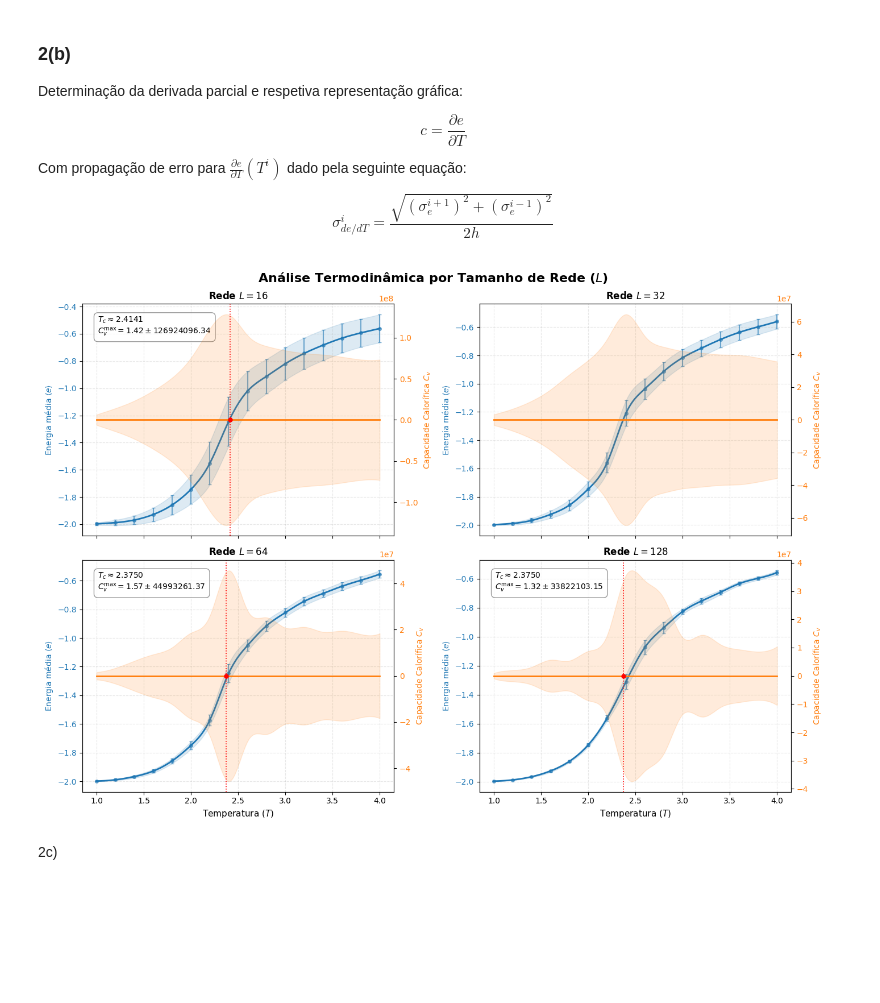
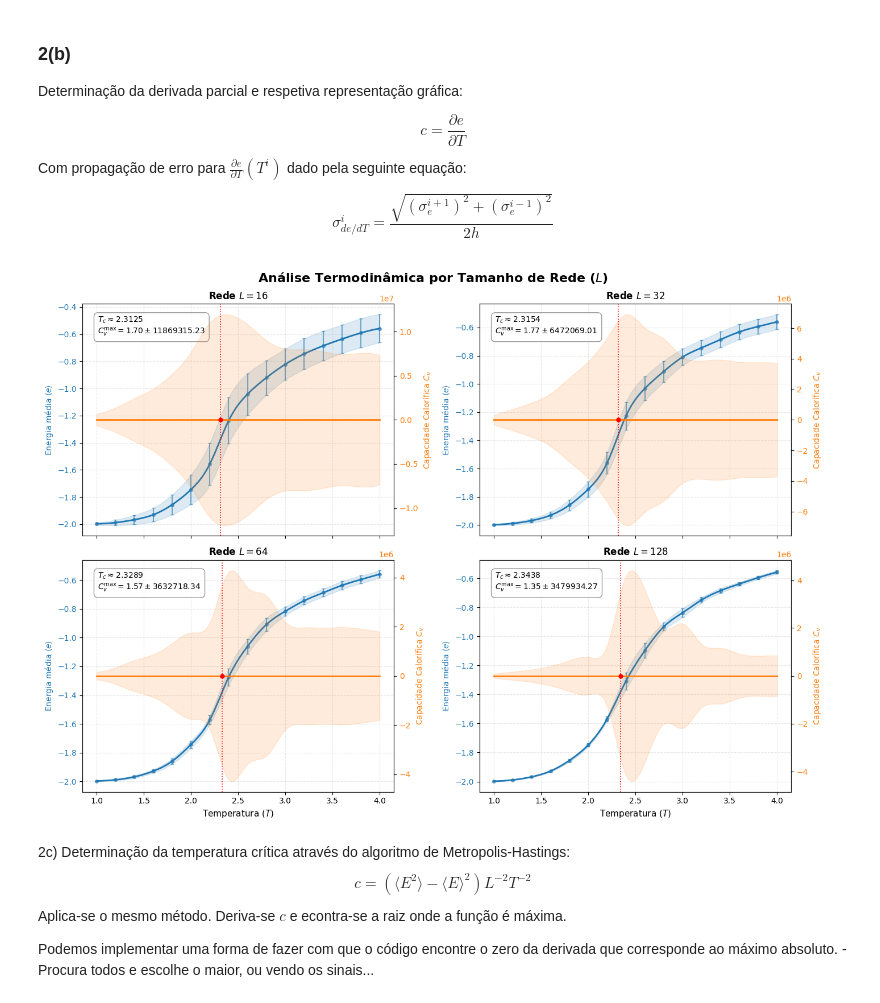
Before and after one commit to RoSerMar/Ising_Model, a Jupyter notebook: Ising_model_1and2_debugged_mais_2c.ipynb, the cells around one changed output. Drawn from its saved outputs; the diff is of its cells as text; code cells hidden in the pictures; blank space fills up the shorter version.

```diff
--- a/Ising_model_1and2_debugged_mais_2c.ipynb
+++ b/Ising_model_1and2_debugged_mais_2c.ipynb
@@ -518,8 +518,10 @@ E_std_func = RegularGridInterpolator(
     (L_values_2a, T_values_2a), e_std,
     method="cubic", bounds_error=False, fill_value=None
 )
+# Criação de duas funções interpoladas dos pontos obtidos das energias em função do tamanho do lattice e
+# da temperatura crítica estudada
 
-h_deriv = 1e-9   # passo para derivação numérica
+h_deriv = 1e-8   # passo para derivação numérica
 
 def energy_temp(temp, L=128):
     temp = np.atleast_1d(temp)
@@ -532,13 +534,13 @@ def energy_std_temp(temp, L=128):
     return E_std_func(pontos)
 
 def heat_cap_std(temp, L=128):
-    return np.sqrt(energy_std_temp(temp + h_deriv, L)**2
-                 + energy_std_temp(temp - h_deriv, L)**2) / (2 * h_deriv)
+    return np.sqrt(energy_std_temp(temp + h_deriv, L)**2 + energy_std_temp(temp - h_deriv, L)**2) / (2 * h_deriv)
 
 def derivada(f):
     def der(x):
         return (f(x + h_deriv) - f(x - h_deriv)) / (2 * h_deriv)
     return der
+
 
 def biss(a, b, f):
     epsilon = h_deriv
@@ -609,34 +611,38 @@ for config in config_L:
                        color='C0', alpha=0.15)
     ax_en.set_ylabel(r"Energia média $\langle e \rangle$", color='C0')
     ax_en.tick_params(axis='y', labelcolor='C0')
     ax_en.grid(True, ls="--", alpha=0.3)
 
     ax_cv.plot(X_smooth, y_cv, color='C1', lw=2, label=r"$C_v$ (Derivada)")
     ax_cv.fill_between(X_smooth, y_cv - err_cv, y_cv + err_cv,
                        color='C1', alpha=0.15)
     ax_cv.set_ylabel(r"Capacidade Calorífica $C_v$", color='C1')
     ax_cv.tick_params(axis='y', labelcolor='C1')
 
     if c_atual is not None:
         ax_cv.axvline(c_atual, color="red", ls=":", lw=1.2)
         ax_cv.plot(c_atual, cv_no_pico, 'ro', ms=5)
         texto = (
             fr"$T_c \approx {c_atual:.4f}$" "\n"
             fr"$C_v^{{\max}} = {cv_no_pico:.2f} \pm {erro_cv_pico:.2f}$"
         )
         ax_en.text(0.05, 0.95, texto, transform=ax_en.transAxes,
                    fontsize=10, verticalalignment='top',
                    bbox=dict(boxstyle='round,pad=0.5', facecolor='white',
                              alpha=0.8, edgecolor='gray'))
 
     ax_en.set_title(f"Rede $L = {L_atual}$", fontsize=12, fontweight='bold')
     if row == 1:
         ax_en.set_xlabel("Temperatura ($T$)", fontsize=11)
 
 plt.tight_layout()
 plt.show()
 # %% [output]
-[figure, old version]
+[figure, new version]
-# %% [markdown]
-2c)
+# %% [markdown]
+2c) Determinação da temperatura crítica através do algoritmo de Metropolis-Hastings:
+$$c=(\langle E^2 \rangle-\langle E \rangle^2)L^{-2}T^{-2}$$
+Aplica-se o mesmo método. Deriva-se $c$ e econtra-se a raiz onde a função é máxima.
+
+Podemos implementar uma forma de fazer com que o código encontre o zero da derivada que corresponde ao máximo absoluto. - Procura todos e escolhe o maior, ou vendo os sinais...
 # %%
```
Also changed, not shown: parts of 4 cells of this notebook, 2 other files.
